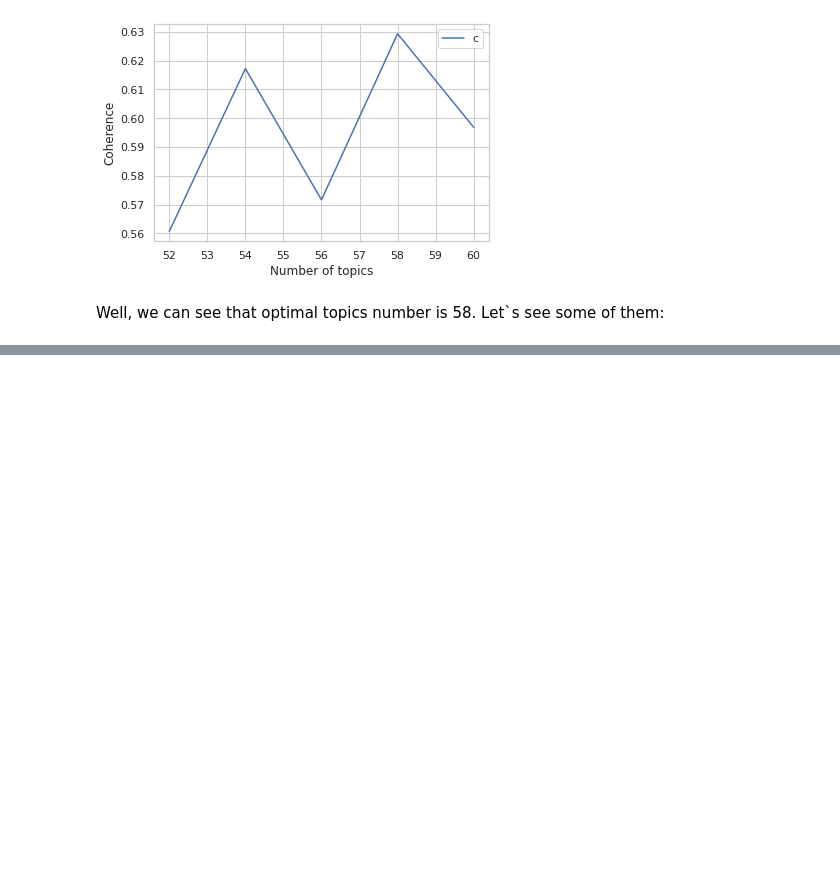
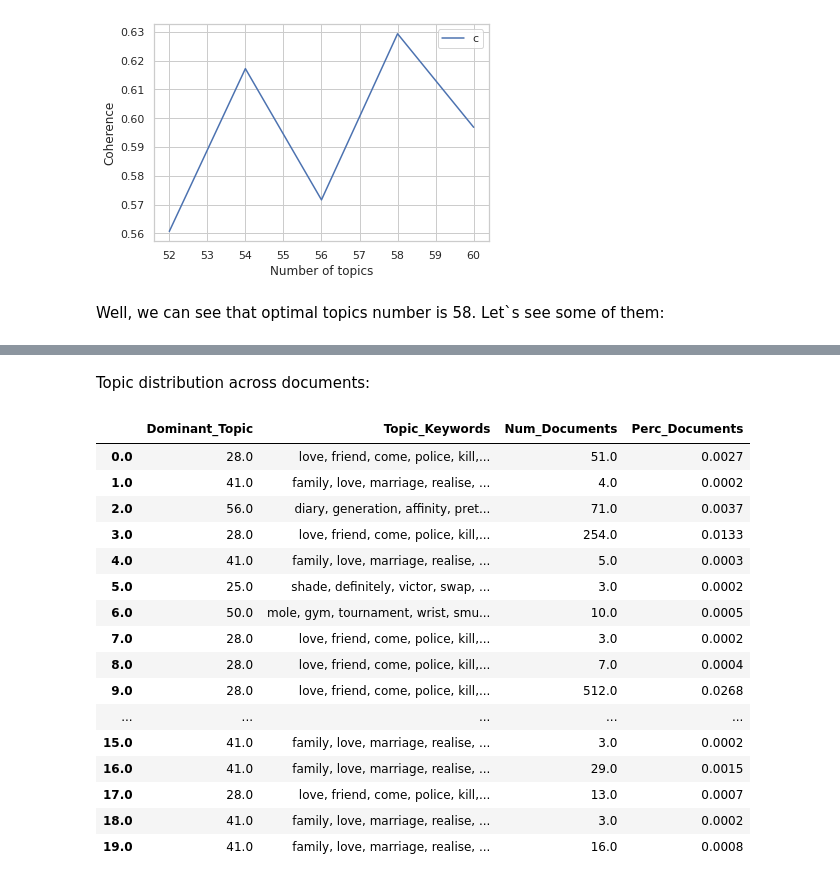
Before and after one commit to ptfrwrd/Explore-movies-and-REC, a Jupyter notebook: Explore_movies_Kaggle.ipynb, the cells around one changed output, grey strips where cells are left out. Saved outputs shown, nothing was run; the diff lists cells and outputs as text; code cells hidden in the pictures; blank space fills up the shorter version.

```diff
--- a/Explore_movies_Kaggle.ipynb
+++ b/Explore_movies_Kaggle.ipynb
@@ -536,0 +541,27 @@ model_list[index].save(temp_file)
+# %%
+def format_topics_sentences(lda_model, corpus, data):
+    sent_topics_df = pd.DataFrame()
+    for i, row in enumerate(lda_model[corpus]):
+        row = sorted(row, key=lambda x: (x[1]), reverse=True)
+        for j, (topic_num, prop_topic) in enumerate(row):
+            if j == 0:  # => dominant topic
+                wp = lda_model.show_topic(topic_num)
+                topic_keywords = ", ".join([word for word, prop in wp])
+                sent_topics_df = sent_topics_df.append(pd.Series([int(topic_num), round(prop_topic,4), topic_keywords]), ignore_index=True)
+            else:
+                break
+    sent_topics_df.columns = ['Dominant_Topic', 'Perc_Contribution', 'Topic_Keywords']
+
+    # Add original text to the end of the output
+    contents = pd.Series(texts)
+    sent_topics_df = pd.concat([sent_topics_df, contents], axis=1)
+    return(sent_topics_df)
+# %%
+df_topic_sents_keywords = format_topics_sentences(model_list[index], corpus_tfidf, texts)
+
+# Format
+df_dominant_topic = df_topic_sents_keywords.reset_index()
+df_dominant_topic.columns = ['Document_No', 'Dominant_Topic', 'Topic_Perc_Contrib', 'Keywords', 'Text']
+
+# Show
+df_dominant_topic.head(10)
@@ -536,0 +601,27 @@ model_list[index].save(temp_file)
+# %% [markdown]
+Topic distribution across documents:
+# %%
+topic_counts = df_topic_sents_keywords['Dominant_Topic'].value_counts()
+topic_contribution = round(topic_counts/topic_counts.sum(), 4)
+topic_num_keywords = df_topic_sents_keywords[['Dominant_Topic', 'Topic_Keywords']]
+df_dominant_topics = pd.concat([topic_num_keywords, topic_counts, topic_contribution], axis=1)
+df_dominant_topics.columns = ['Dominant_Topic', 'Topic_Keywords', 'Num_Documents', 'Perc_Documents']
+df_dominant_topics.head(20)
+# %% [output]
+|  | Dominant_Topic | Topic_Keywords | Num_Documents | Perc_Documents |
+| 0.0 | 28.0 | love, friend, come, police, kill,... | 51.0 | 0.0027 |
+| 1.0 | 41.0 | family, love, marriage, realise, ... | 4.0 | 0.0002 |
+| 2.0 | 56.0 | diary, generation, affinity, pret... | 71.0 | 0.0037 |
+| 3.0 | 28.0 | love, friend, come, police, kill,... | 254.0 | 0.0133 |
+| 4.0 | 41.0 | family, love, marriage, realise, ... | 5.0 | 0.0003 |
+| 5.0 | 25.0 | shade, definitely, victor, swap, ... | 3.0 | 0.0002 |
+| 6.0 | 50.0 | mole, gym, tournament, wrist, smu... | 10.0 | 0.0005 |
+| 7.0 | 28.0 | love, friend, come, police, kill,... | 3.0 | 0.0002 |
+| 8.0 | 28.0 | love, friend, come, police, kill,... | 7.0 | 0.0004 |
+| 9.0 | 28.0 | love, friend, come, police, kill,... | 512.0 | 0.0268 |
+| ... | ... | ... | ... | ... |
+| 15.0 | 41.0 | family, love, marriage, realise, ... | 3.0 | 0.0002 |
+| 16.0 | 41.0 | family, love, marriage, realise, ... | 29.0 | 0.0015 |
+| 17.0 | 28.0 | love, friend, come, police, kill,... | 13.0 | 0.0007 |
+| 18.0 | 41.0 | family, love, marriage, realise, ... | 3.0 | 0.0002 |
+| 19.0 | 41.0 | family, love, marriage, realise, ... | 16.0 | 0.0008 |
```
Also changed, not shown: parts of 6 cells of this notebook.
